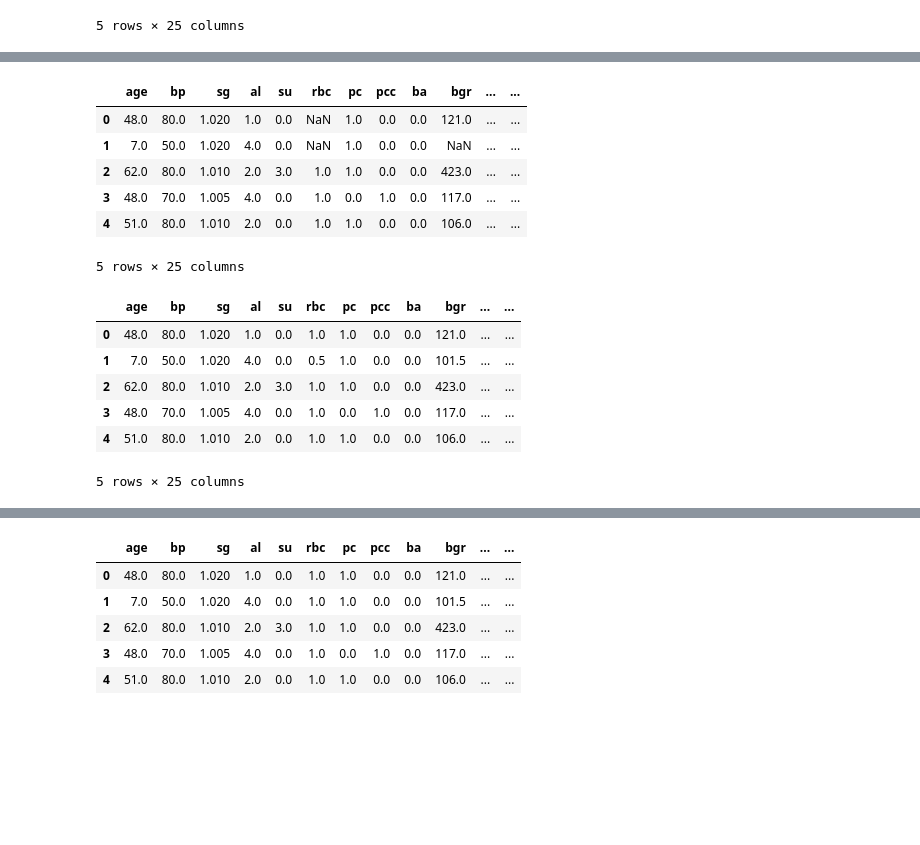
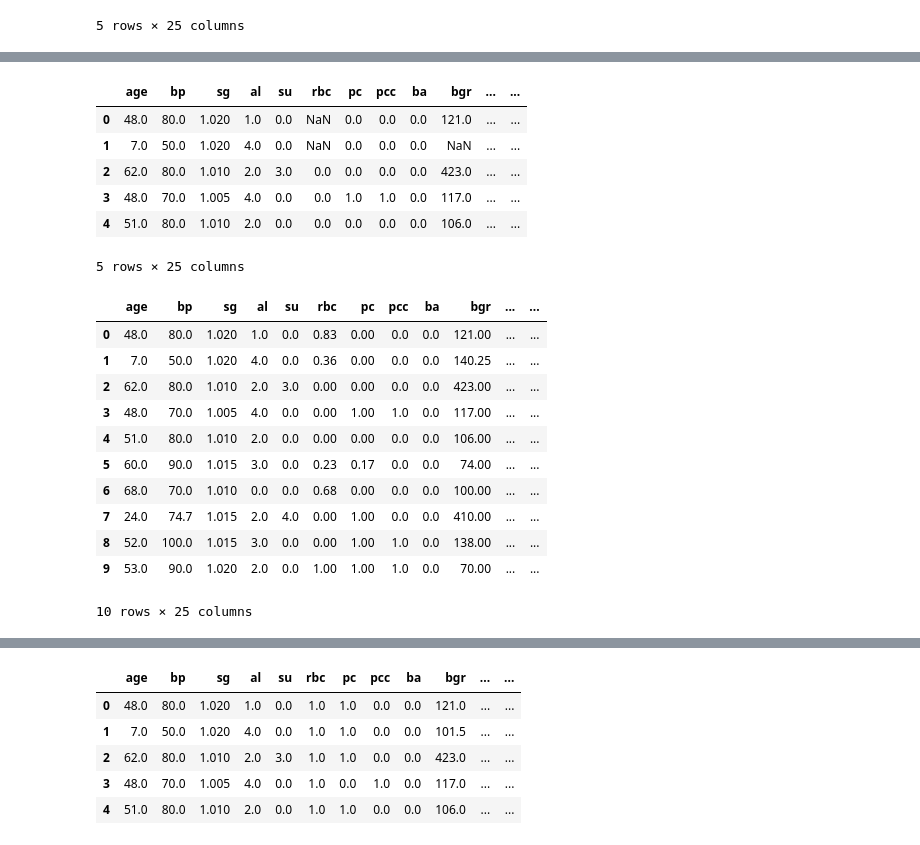
Before and after one commit to zxc741xb/Chronic_Kidney_Disease, a Jupyter notebook: CKD.ipynb, the cells around one changed output, grey strips where cells are left out. Saved outputs shown, nothing was run; the diff lists cells and outputs as text; code cells hidden in the pictures; blank space fills up the shorter version.

```diff
--- a/CKD.ipynb
+++ b/CKD.ipynb
@@ -182,34 +187,49 @@ Text(0.5, 1.0, 'Bacteria')
 # %%
 # Categorical to numerical
-df=df.replace({'yes':1, 'no':0, 'present':1, 'notpresent':0, 'normal':1,'abnormal':0, "good":1,"poor":0, "ckd":1, "notckd":0})
+df=df.replace({'yes':1, 'no':0, 'present':1, 'notpresent':0, 'normal':0,'abnormal':1, "good":1,"poor":0, "ckd":1, "notckd":0})
 # %%
 df.head()
 # %% [output]
 |  | age | bp | sg | al | su | rbc | pc | pcc | ba | bgr | ... | ... |
-| 0 | 48.0 | 80.0 | 1.020 | 1.0 | 0.0 | NaN | 1.0 | 0.0 | 0.0 | 121.0 | ... | ... |
-| 1 | 7.0 | 50.0 | 1.020 | 4.0 | 0.0 | NaN | 1.0 | 0.0 | 0.0 | NaN | ... | ... |
-| 2 | 62.0 | 80.0 | 1.010 | 2.0 | 3.0 | 1.0 | 1.0 | 0.0 | 0.0 | 423.0 | ... | ... |
-| 3 | 48.0 | 70.0 | 1.005 | 4.0 | 0.0 | 1.0 | 0.0 | 1.0 | 0.0 | 117.0 | ... | ... |
-| 4 | 51.0 | 80.0 | 1.010 | 2.0 | 0.0 | 1.0 | 1.0 | 0.0 | 0.0 | 106.0 | ... | ... |
+| 0 | 48.0 | 80.0 | 1.020 | 1.0 | 0.0 | NaN | 0.0 | 0.0 | 0.0 | 121.0 | ... | ... |
+| 1 | 7.0 | 50.0 | 1.020 | 4.0 | 0.0 | NaN | 0.0 | 0.0 | 0.0 | NaN | ... | ... |
+| 2 | 62.0 | 80.0 | 1.010 | 2.0 | 3.0 | 0.0 | 0.0 | 0.0 | 0.0 | 423.0 | ... | ... |
+| 3 | 48.0 | 70.0 | 1.005 | 4.0 | 0.0 | 0.0 | 1.0 | 1.0 | 0.0 | 117.0 | ... | ... |
+| 4 | 51.0 | 80.0 | 1.010 | 2.0 | 0.0 | 0.0 | 0.0 | 0.0 | 0.0 | 106.0 | ... | ... |
 5 rows × 25 columns
 # %%
-# Deal with missing value
+# Deal with missing value by KNN
 from sklearn.impute import KNNImputer
 imputer=KNNImputer(n_neighbors=2)
 df = imputer.fit_transform(df)
 df = pd.DataFrame(df,columns=['age', 'bp', 'sg', 'al', 'su', 'rbc', 'pc', 'pcc', 'ba', 'bgr', 'bu',
        'sc', 'sod', 'pot', 'hemo', 'pcv', 'wc', 'rc', 'htn', 'dm', 'cad',
-       'appet', 'pe', 'ane', 'classification'])
+       'appet', 'pe', 'ane', 'class'])
+# %%
+# Deal with missing value by iterative imputer
+from sklearn.experimental import enable_iterative_imputer
+from sklearn.impute import IterativeImputer
+from sklearn.ensemble import ExtraTreesRegressor
+imputer=IterativeImputer(estimator=ExtraTreesRegressor(n_estimators=100))
+df = imputer.fit_transform(df)
+df = pd.DataFrame(df,columns=['age', 'bp', 'sg', 'al', 'su', 'rbc', 'pc', 'pcc', 'ba', 'bgr', 'bu',
+       'sc', 'sod', 'pot', 'hemo', 'pcv', 'wc', 'rc', 'htn', 'dm', 'cad',
+       'appet', 'pe', 'ane', 'class'])
 # %%
-df.head()
+df.head(10)
 # %% [output]
 |  | age | bp | sg | al | su | rbc | pc | pcc | ba | bgr | ... | ... |
-| 0 | 48.0 | 80.0 | 1.020 | 1.0 | 0.0 | 1.0 | 1.0 | 0.0 | 0.0 | 121.0 | ... | ... |
-| 1 | 7.0 | 50.0 | 1.020 | 4.0 | 0.0 | 0.5 | 1.0 | 0.0 | 0.0 | 101.5 | ... | ... |
-| 2 | 62.0 | 80.0 | 1.010 | 2.0 | 3.0 | 1.0 | 1.0 | 0.0 | 0.0 | 423.0 | ... | ... |
-| 3 | 48.0 | 70.0 | 1.005 | 4.0 | 0.0 | 1.0 | 0.0 | 1.0 | 0.0 | 117.0 | ... | ... |
-| 4 | 51.0 | 80.0 | 1.010 | 2.0 | 0.0 | 1.0 | 1.0 | 0.0 | 0.0 | 106.0 | ... | ... |
+| 0 | 48.0 | 80.0 | 1.020 | 1.0 | 0.0 | 0.83 | 0.00 | 0.0 | 0.0 | 121.00 | ... | ... |
+| 1 | 7.0 | 50.0 | 1.020 | 4.0 | 0.0 | 0.36 | 0.00 | 0.0 | 0.0 | 140.25 | ... | ... |
+| 2 | 62.0 | 80.0 | 1.010 | 2.0 | 3.0 | 0.00 | 0.00 | 0.0 | 0.0 | 423.00 | ... | ... |
+| 3 | 48.0 | 70.0 | 1.005 | 4.0 | 0.0 | 0.00 | 1.00 | 1.0 | 0.0 | 117.00 | ... | ... |
+| 4 | 51.0 | 80.0 | 1.010 | 2.0 | 0.0 | 0.00 | 0.00 | 0.0 | 0.0 | 106.00 | ... | ... |
+| 5 | 60.0 | 90.0 | 1.015 | 3.0 | 0.0 | 0.23 | 0.17 | 0.0 | 0.0 | 74.00 | ... | ... |
+| 6 | 68.0 | 70.0 | 1.010 | 0.0 | 0.0 | 0.68 | 0.00 | 0.0 | 0.0 | 100.00 | ... | ... |
+| 7 | 24.0 | 74.7 | 1.015 | 2.0 | 4.0 | 0.00 | 1.00 | 0.0 | 0.0 | 410.00 | ... | ... |
+| 8 | 52.0 | 100.0 | 1.015 | 3.0 | 0.0 | 0.00 | 1.00 | 1.0 | 0.0 | 138.00 | ... | ... |
+| 9 | 53.0 | 90.0 | 1.020 | 2.0 | 0.0 | 1.00 | 1.00 | 1.0 | 0.0 | 70.00 | ... | ... |
-5 rows × 25 columns
+10 rows × 25 columns
 # %%
 df.isnull().sum()
 # %% [output]
```
Also changed, not shown: parts of 24 cells of this notebook.
